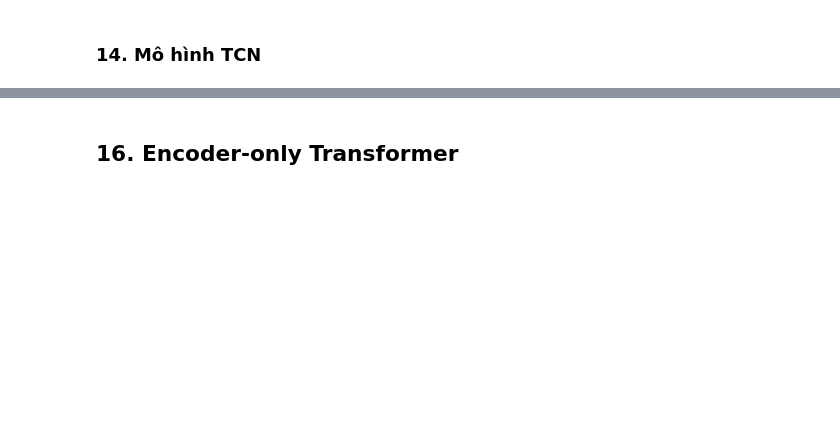
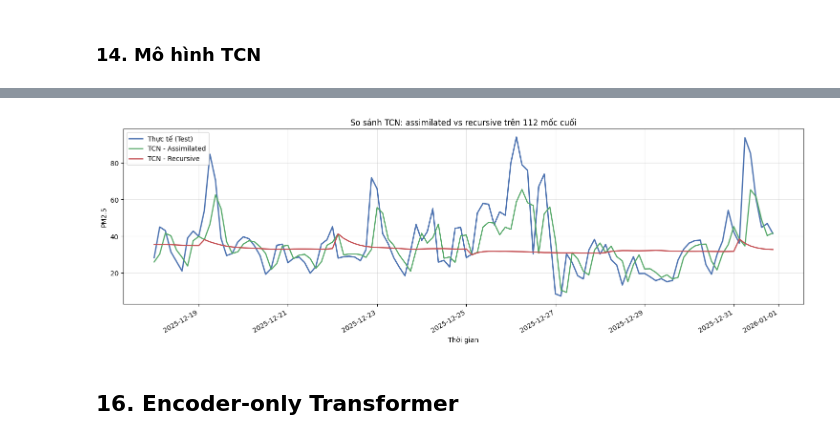
Before and after one commit to HoangHumg1210/hoankiem-air-quality-, a Jupyter notebook: notebooks/03_model.ipynb, the cells around one changed output, grey strips where cells are left out. Drawn from its saved outputs; the diff is of its cells as text; code cells hidden in the pictures; blank space fills up the shorter version.

```diff
--- a/notebooks/03_model.ipynb
+++ b/notebooks/03_model.ipynb
@@ -3348,3 +3487,42 @@ Epoch 30: ReduceLROnPlateau reducing learning rate to 0.0003499999875202775.
+# %%
+zoom_n = min(len(policy_timeline_map["assimilated"]), int(14 * 24 / STEP_HOURS))
+
+assimilated_zoom_df = policy_timeline_map["assimilated"].tail(zoom_n).copy()
+recursive_zoom_df = policy_timeline_map["recursive"].tail(zoom_n).copy()
+
+plt.figure(figsize=(15, 5))
+plt.plot(
+    assimilated_zoom_df["timestamp"],
+    assimilated_zoom_df["y_true"],
+    label="Thực tế (Test)",
+    linewidth=2.0,
+    color="#4C72B0",
+)
+plt.plot(
+    assimilated_zoom_df["timestamp"],
+    assimilated_zoom_df["y_pred"],
+    label="TCN - Assimilated",
+    linewidth=1.8,
+    color="#55A868",
+)
+plt.plot(
+    recursive_zoom_df["timestamp"],
+    recursive_zoom_df["y_pred"],
+    label="TCN - Recursive",
+    linewidth=1.8,
+    color="#C44E52",
+)
+
+plt.title(f"So sánh TCN: assimilated vs recursive trên {zoom_n} mốc cuối")
+plt.xlabel("Thời gian")
+plt.ylabel("PM2.5")
+plt.legend()
+plt.grid(alpha=0.3)
+plt.gcf().autofmt_xdate()
+plt.tight_layout()
+plt.show()
+# %% [output]
+[figure, added]
 # %% [markdown]
 ## 16. Encoder-only Transformer
 # %%
```
Also changed, not shown: parts of 9 cells of this notebook.
